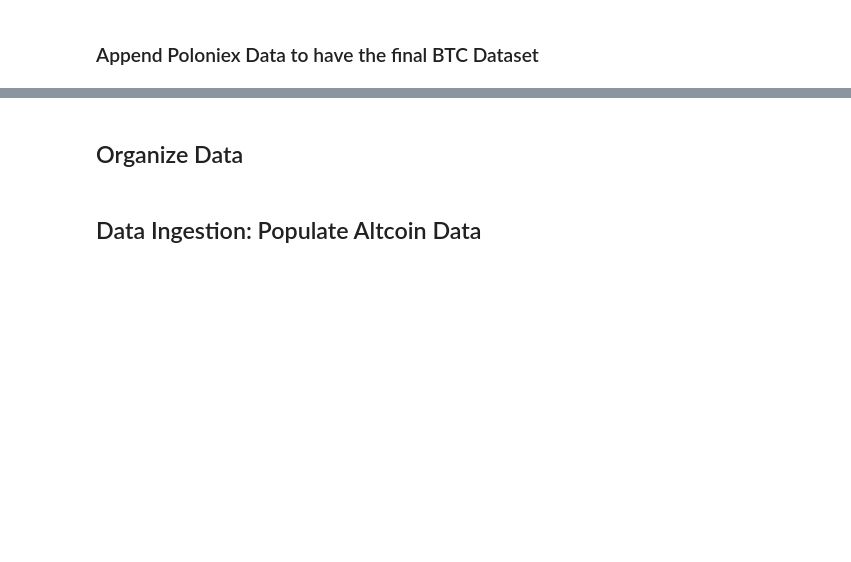
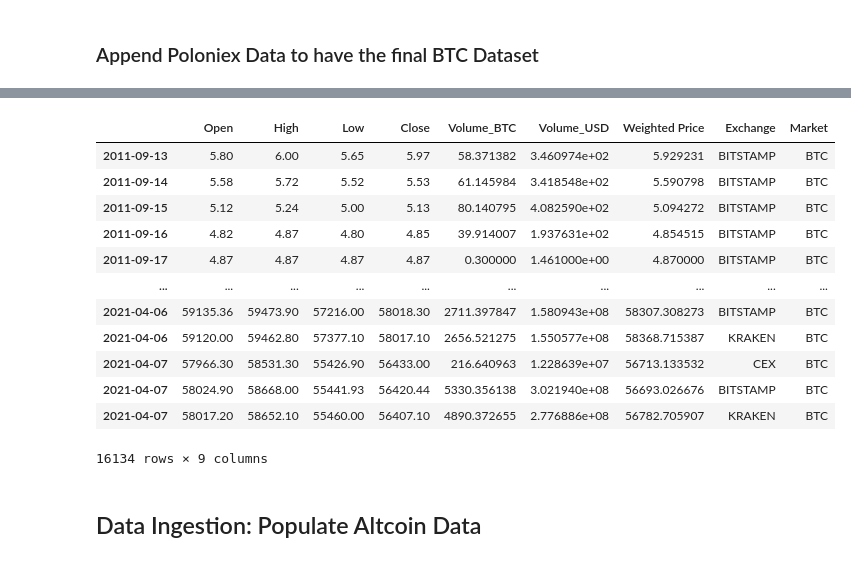
Before and after one commit to akosredey/crypto-project, a Jupyter notebook: 01_Crypto_EDA/01_Crypto_EDA.ipynb, the cells around one changed output, grey strips where cells are left out. Drawn from its saved outputs; the diff is of its cells as text; code cells hidden in the pictures; blank space fills up the shorter version.

```diff
--- a/01_Crypto_EDA/01_Crypto_EDA.ipynb
+++ b/01_Crypto_EDA/01_Crypto_EDA.ipynb
@@ -40,9 +93,7 @@ workdir = project_dir.parent
 # %%
-
 def jprint(obj):
     text = json.dumps(obj, sort_keys=True, indent=4)
     print(text)
-
 
 def get_json_data(data_id, json_path, provider):
     """Download and cache JSON data, return as a dataframe."""
@@ -74,9 +125,16 @@ def get_quandl_data(quandl_id):
 
 
 
-## Coingecko Data import
+## Yahoo Finance Data import
 
+def get_yfinance_data(ticker):
+    """" Download yahoo finance data and load to json """
 
+    data_id = re.sub(r'\W+', '_', ticker)
+    provider = "Yahoo"
+    df = yf.download(ticker)
+    json_path = df.to_json()
+    return get_json_data(data_id, json_path, provider)
 
 ## Data Reader Data import
 
@@ -339,7 +446,7 @@ fig.show()
 # %%
 from quandl.errors.quandl_error import NotFoundError
 
-exchanges = list(df_cg_exchanges['id'].str.upper())
+exchanges = df_cg_exchanges['id'].str.upper()
 
 df_run_all = []
 
@@ -367,7 +507,7 @@ df_poloniex_btc_data = df_poloniex_btc_data.rename(columns={'Volume': 'Volume_US
                                                      'Weightedaverage': 'Weighted Price'})
 
 df_poloniex_btc_data['Exchange'] = 'POLONIEX'
-column_names=['Open', 'High', 'Low', 'Close', 'Volume_BTC', 'Volume_USD', 'Weighted Price', 'Exchange']
-df_poloniex_btc_data = df_poloniex_btc_data.reindex(columns=column_names)
+column_names_btc=['Open', 'High', 'Low', 'Close', 'Volume_BTC', 'Volume_USD', 'Weighted Price', 'Exchange']
+df_poloniex_btc_data = df_poloniex_btc_data.reindex(columns=column_names_btc)
 
 df_poloniex_btc_data.tail()
@@ -380,2 +552,0 @@ df_btc_data
-# %% [markdown]
-## Organize Data
@@ -422,3 +553,20 @@ fig.show()
+# %%
+df_btc_data['Market'] = "BTC"
+df_btc_data.sort_index()
+# %% [output]
+|  | Open | High | Low | Close | Volume_BTC | Volume_USD | Weighted Price | Exchange | Market |
+| 2011-09-13 | 5.80 | 6.00 | 5.65 | 5.97 | 58.371382 | 3.460974e+02 | 5.929231 | BITSTAMP | BTC |
+| 2011-09-14 | 5.58 | 5.72 | 5.52 | 5.53 | 61.145984 | 3.418548e+02 | 5.590798 | BITSTAMP | BTC |
+| 2011-09-15 | 5.12 | 5.24 | 5.00 | 5.13 | 80.140795 | 4.082590e+02 | 5.094272 | BITSTAMP | BTC |
+| 2011-09-16 | 4.82 | 4.87 | 4.80 | 4.85 | 39.914007 | 1.937631e+02 | 4.854515 | BITSTAMP | BTC |
+| 2011-09-17 | 4.87 | 4.87 | 4.87 | 4.87 | 0.300000 | 1.461000e+00 | 4.870000 | BITSTAMP | BTC |
+| ... | ... | ... | ... | ... | ... | ... | ... | ... | ... |
+| 2021-04-06 | 59135.36 | 59473.90 | 57216.00 | 58018.30 | 2711.397847 | 1.580943e+08 | 58307.308273 | BITSTAMP | BTC |
+| 2021-04-06 | 59120.00 | 59462.80 | 57377.10 | 58017.10 | 2656.521275 | 1.550577e+08 | 58368.715387 | KRAKEN | BTC |
+| 2021-04-07 | 57966.30 | 58531.30 | 55426.90 | 56433.00 | 216.640963 | 1.228639e+07 | 56713.133532 | CEX | BTC |
+| 2021-04-07 | 58024.90 | 58668.00 | 55441.93 | 56420.44 | 5330.356138 | 3.021940e+08 | 56693.026676 | BITSTAMP | BTC |
+| 2021-04-07 | 58017.20 | 58652.10 | 55460.00 | 56407.10 | 4890.372655 | 2.776886e+08 | 56782.705907 | KRAKEN | BTC |
+16134 rows × 9 columns
 # %% [markdown]
 ## Data Ingestion: Populate Altcoin Data
 # %%
```
Also changed, not shown: parts of 90 cells of this notebook, 40 other files.
